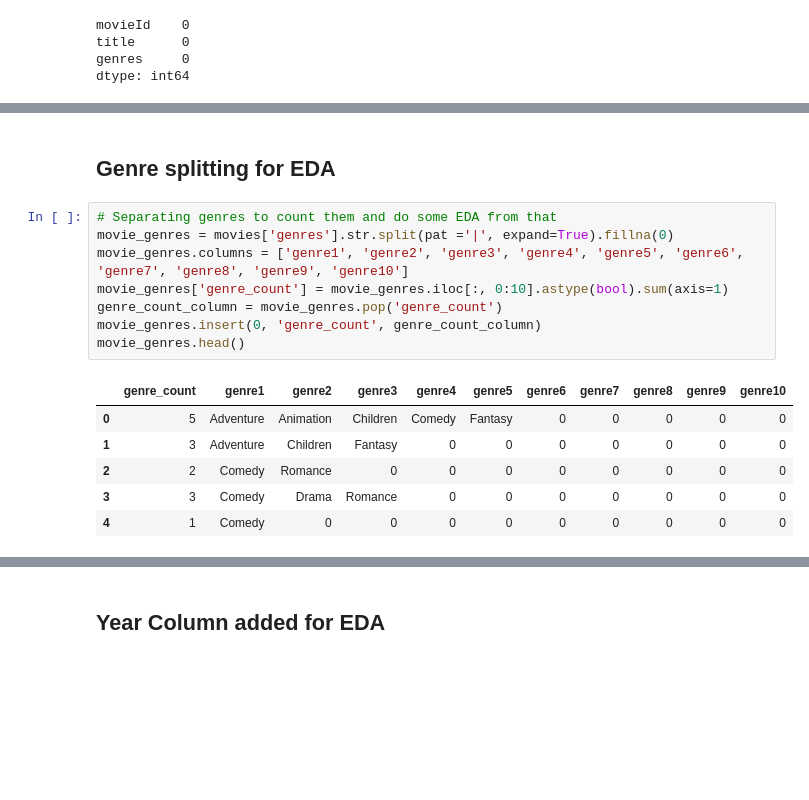
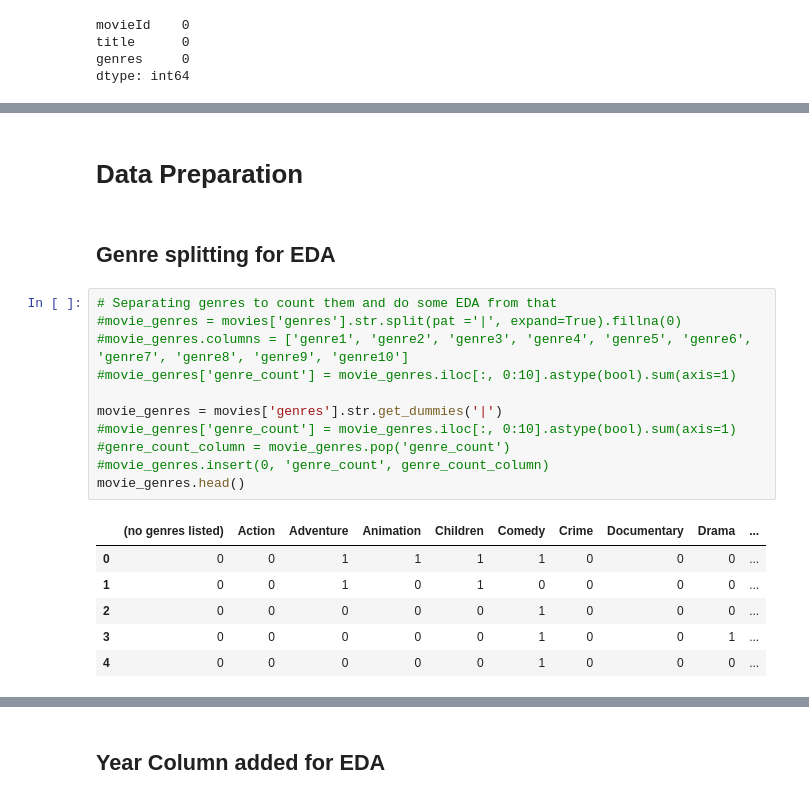
Before and after one commit to IC2020341/Capstone_Project, a Jupyter notebook: Jupyter Notebook/Capstone Project Jupyter Notebook.ipynb, the cells around one changed output, grey strips where cells are left out. Saved outputs shown, nothing was run; the diff lists cells and outputs as text; blank space fills up the shorter version.

Commit message:
Addition of poster template + editing on data Understanding

```diff
--- a/Jupyter Notebook/Capstone Project Jupyter Notebook.ipynb
+++ b/Jupyter Notebook/Capstone Project Jupyter Notebook.ipynb
@@ -104,17 +128,22 @@ dtype: int64
+# %% [markdown]
+# Data Preparation
 # %% [markdown]
 ## Genre splitting for EDA
 # %%
 # Separating genres to count them and do some EDA from that
-movie_genres = movies['genres'].str.split(pat ='|', expand=True).fillna(0)
-movie_genres.columns = ['genre1', 'genre2', 'genre3', 'genre4', 'genre5', 'genre6', 'genre7', 'genre8', 'genre9', 'genre10']
-movie_genres['genre_count'] = movie_genres.iloc[:, 0:10].astype(bool).sum(axis=1)
-genre_count_column = movie_genres.pop('genre_count')
-movie_genres.insert(0, 'genre_count', genre_count_column)
+#movie_genres = movies['genres'].str.split(pat ='|', expand=True).fillna(0)
+#movie_genres.columns = ['genre1', 'genre2', 'genre3', 'genre4', 'genre5', 'genre6', 'genre7', 'genre8', 'genre9', 'genre10']
+#movie_genres['genre_count'] = movie_genres.iloc[:, 0:10].astype(bool).sum(axis=1)
+
+movie_genres = movies['genres'].str.get_dummies('|')
+#movie_genres['genre_count'] = movie_genres.iloc[:, 0:10].astype(bool).sum(axis=1)
+#genre_count_column = movie_genres.pop('genre_count')
+#movie_genres.insert(0, 'genre_count', genre_count_column)
 movie_genres.head()
 # %% [output]
-|  | genre_count | genre1 | genre2 | genre3 | genre4 | genre5 | genre6 | genre7 | genre8 | genre9 | genre10 |
-| 0 | 5 | Adventure | Animation | Children | Comedy | Fantasy | 0 | 0 | 0 | 0 | 0 |
-| 1 | 3 | Adventure | Children | Fantasy | 0 | 0 | 0 | 0 | 0 | 0 | 0 |
-| 2 | 2 | Comedy | Romance | 0 | 0 | 0 | 0 | 0 | 0 | 0 | 0 |
-| 3 | 3 | Comedy | Drama | Romance | 0 | 0 | 0 | 0 | 0 | 0 | 0 |
-| 4 | 1 | Comedy | 0 | 0 | 0 | 0 | 0 | 0 | 0 | 0 | 0 |
+|  | (no genres listed) | Action | Adventure | Animation | Children | Comedy | Crime | Documentary | Drama | ... |
+| 0 | 0 | 0 | 1 | 1 | 1 | 1 | 0 | 0 | 0 | ... |
+| 1 | 0 | 0 | 1 | 0 | 1 | 0 | 0 | 0 | 0 | ... |
+| 2 | 0 | 0 | 0 | 0 | 0 | 1 | 0 | 0 | 0 | ... |
+| 3 | 0 | 0 | 0 | 0 | 0 | 1 | 0 | 0 | 1 | ... |
+| 4 | 0 | 0 | 0 | 0 | 0 | 1 | 0 | 0 | 0 | ... |
```
Also changed, not shown: parts of 29 cells of this notebook, 1 other file.
